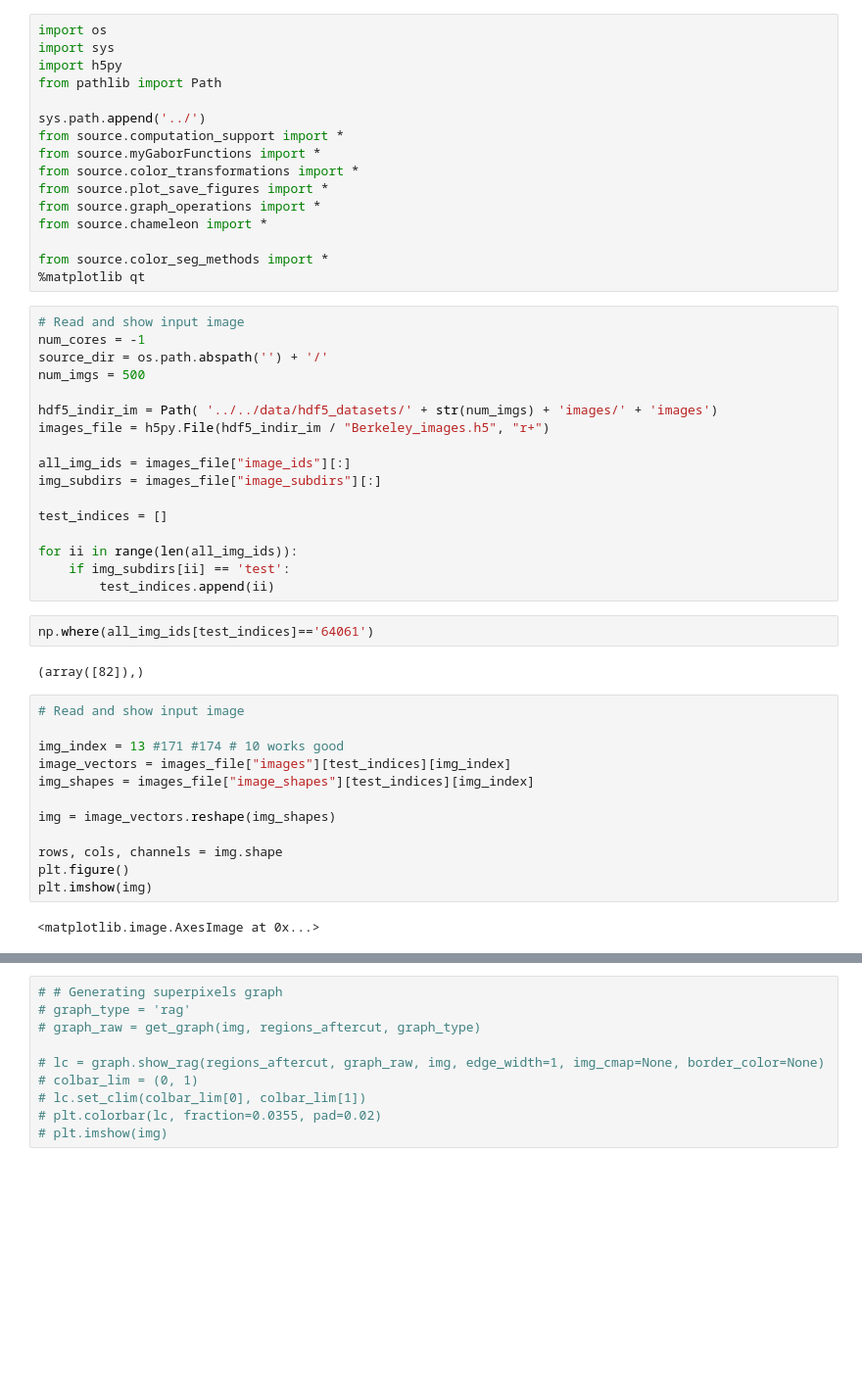
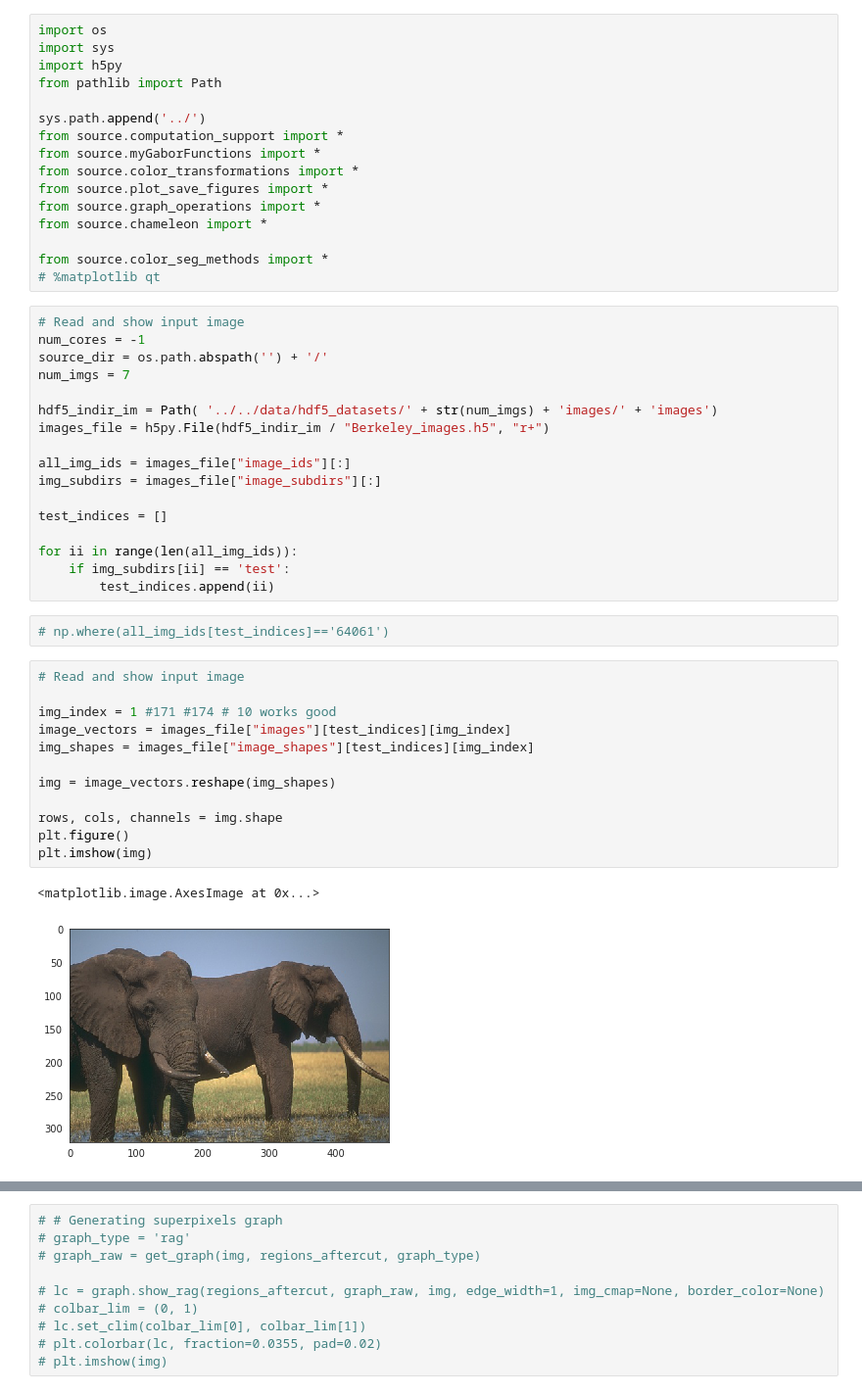
Before and after one commit to CVMethods/gabor_color_image_segmentation, a Jupyter notebook: jupyter-notebooks/chameleon_graph_segmentation.ipynb, the cells around one changed output, grey strips where cells are left out. Shown at 98% size. Cells and saved outputs as stored; diff of their text form; blank space fills up the shorter version.

```diff
--- a/jupyter-notebooks/chameleon_graph_segmentation.ipynb
+++ b/jupyter-notebooks/chameleon_graph_segmentation.ipynb
@@ -13,12 +13,12 @@ from source.graph_operations import *
 from source.chameleon import *
 
 from source.color_seg_methods import *
-%matplotlib qt
+# %matplotlib qt
 # %%
 # Read and show input image
 num_cores = -1
 source_dir = os.path.abspath('') + '/'
-num_imgs = 500
+num_imgs = 7
 
 hdf5_indir_im = Path( '../../data/hdf5_datasets/' + str(num_imgs) + 'images/' + 'images')
 images_file = h5py.File(hdf5_indir_im / "Berkeley_images.h5", "r+")
@@ -32,22 +32,21 @@ for ii in range(len(all_img_ids)):
     if img_subdirs[ii] == 'test':
         test_indices.append(ii)
 # %%
-np.where(all_img_ids[test_indices]=='64061')
+# np.where(all_img_ids[test_indices]=='64061')
-# %% [output]
-(array([82]),)
 # %%
 # Read and show input image
 
-img_index = 13 #171 #174 # 10 works good
+img_index = 1 #171 #174 # 10 works good
 image_vectors = images_file["images"][test_indices][img_index]
 img_shapes = images_file["image_shapes"][test_indices][img_index]
 
 img = image_vectors.reshape(img_shapes)
 
 rows, cols, channels = img.shape
 plt.figure()
 plt.imshow(img)
 # %% [output]
 <matplotlib.image.AxesImage at 0x...>
+[figure, added]
 # %%
 # Read superpixels
```
Also changed, not shown: parts of 11 cells of this notebook, 1 other file.
